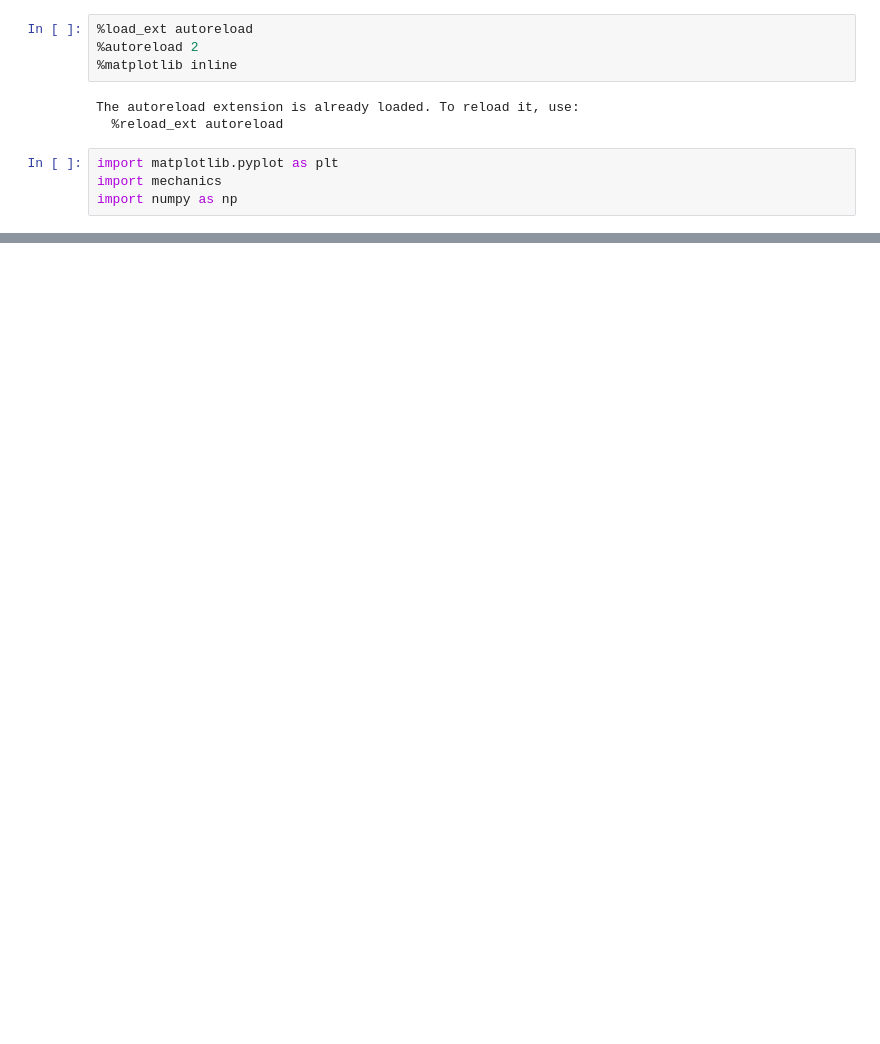
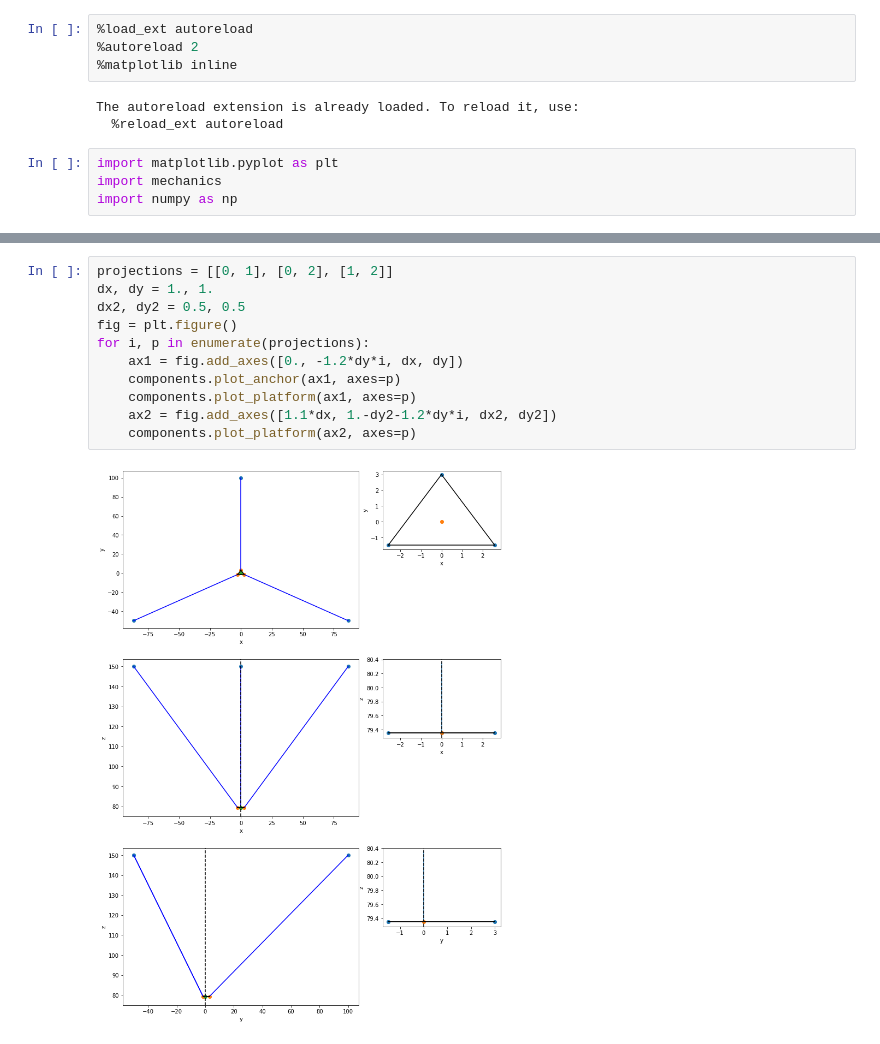
Before and after one commit to christianhbye/eigsep_mechanics, a Jupyter notebook: mechanical_requirements.ipynb, the cells around one changed output, grey strips where cells are left out. Saved outputs shown, nothing was run; the diff lists cells and outputs as text; blank space fills up the shorter version.

```diff
--- a/mechanical_requirements.ipynb
+++ b/mechanical_requirements.ipynb
@@ -40,0 +27,13 @@ print(platform.polar_angle)
+# %%
+projections = [[0, 1], [0, 2], [1, 2]]
+dx, dy = 1., 1.
+dx2, dy2 = 0.5, 0.5
+fig = plt.figure()
+for i, p in enumerate(projections):
+    ax1 = fig.add_axes([0., -1.2*dy*i, dx, dy])
+    components.plot_anchor(ax1, axes=p)
+    components.plot_platform(ax1, axes=p)
+    ax2 = fig.add_axes([1.1*dx, 1.-dy2-1.2*dy*i, dx2, dy2])
+    components.plot_platform(ax2, axes=p)
+# %% [output]
+[figure, added]
```
Also changed, not shown: parts of 7 cells of this notebook.
